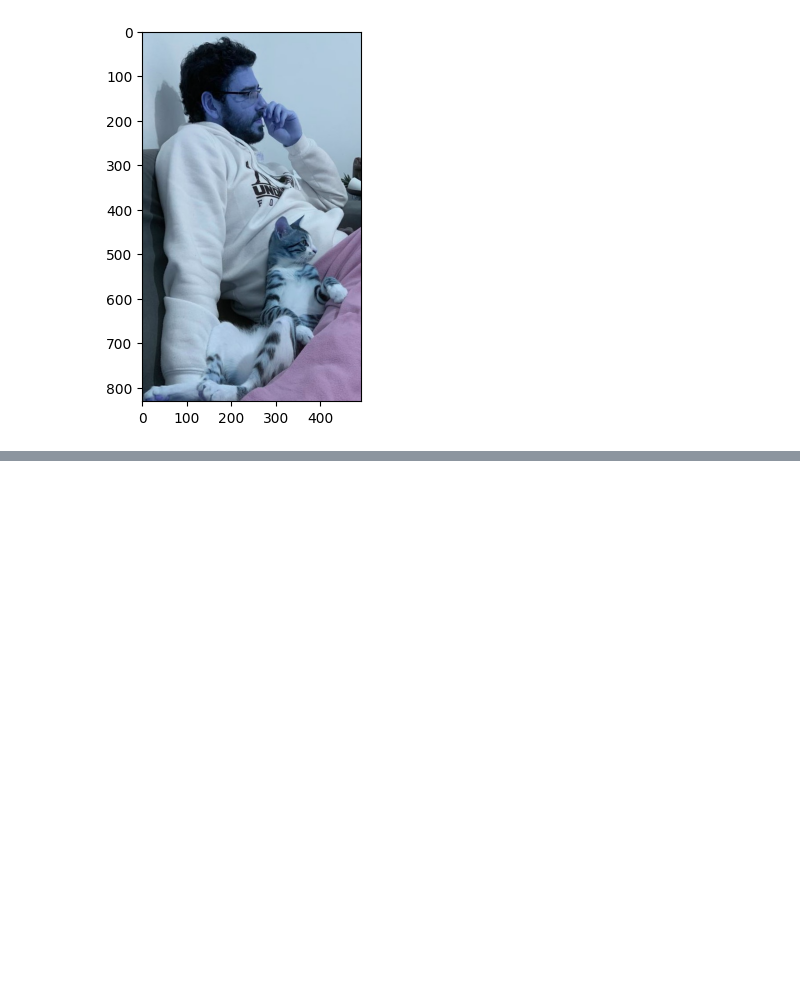
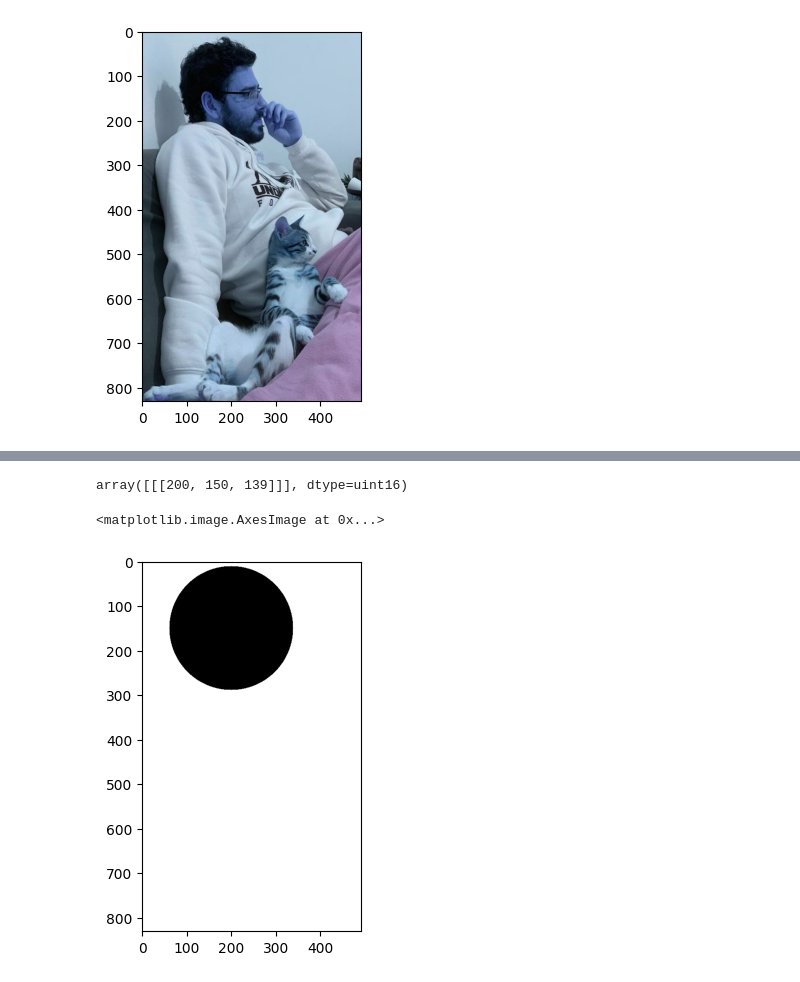
Before and after one commit to hasson82/computer-vision-tutorial, a Jupyter notebook: src/section4/assessment.ipynb, the cells around one changed output, grey strips where cells are left out. Saved outputs shown, nothing was run; the diff lists cells and outputs as text; code cells hidden in the pictures; blank space fills up the shorter version.

```diff
--- a/src/section4/assessment.ipynb
+++ b/src/section4/assessment.ipynb
@@ -21,0 +33,23 @@ plt.imshow(fixed_img)
+# %%
+type(gray)
+gray.ndim
+circles = cv2.HoughCircles(gray, cv2.HOUGH_GRADIENT, 1, 200, param1=100, param2=50, minRadius=10, maxRadius=140)
+circles = np.uint16(np.around(circles))
+circles
+# %% [output]
+array([[[200, 150, 139]]], dtype=uint16)
+# %%
+# Create a blank white image
+output = np.ones_like(img) * 255
+
+# Draw the circles on the white image
+for i in circles[0,:]:
+    cv2.circle(output, (i[0], i[1]), i[2], (0, 0, 0), -1)
+
+# Save the result
+cv2.imwrite('output.jpg', output)
+
+plt.imshow(output, cmap='gray')
+# %% [output]
+<matplotlib.image.AxesImage at 0x...>
+[figure, added]
```
Also changed, not shown: parts of 6 cells of this notebook, 1 other file.
